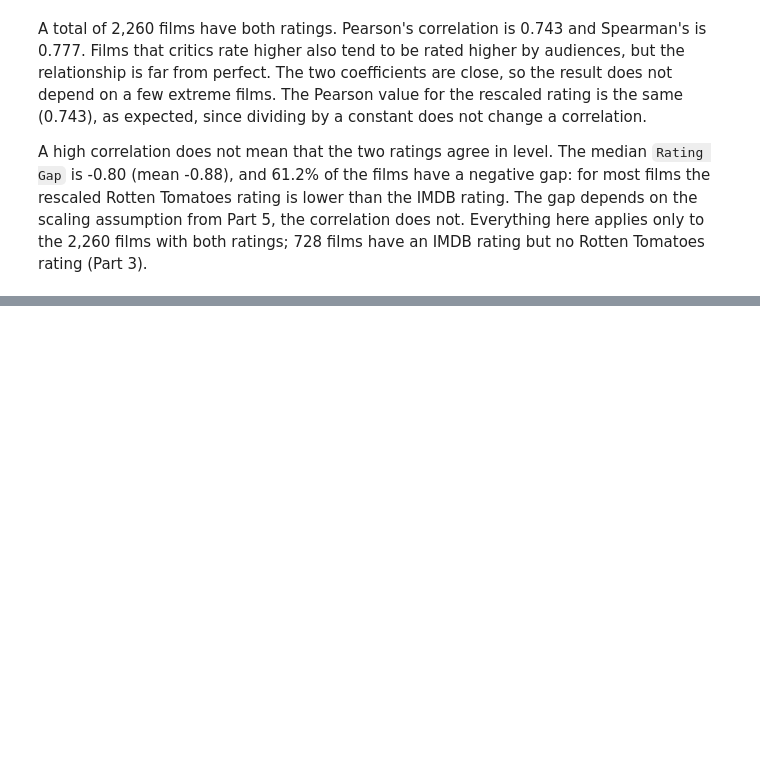
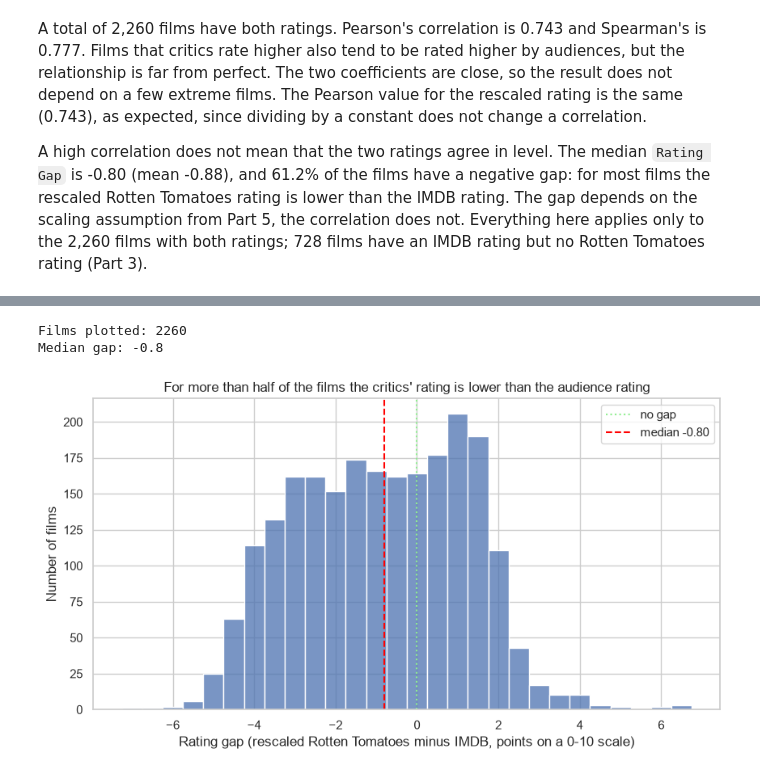
Before and after one commit to VictorSago/Lexicon-Labs, a Jupyter notebook: DA-Project/moviesdata.ipynb, the cells around one changed output, grey strips where cells are left out. Cells and saved outputs as stored; diff of their text form; code cells hidden in the pictures; blank space fills up the shorter version.

```diff
--- a/DA-Project/moviesdata.ipynb
+++ b/DA-Project/moviesdata.ipynb
@@ -1000,0 +1119,24 @@ A high correlation does not mean that the two ratings agree in level. The median
+# %%
+gap = movies["Rating Gap"].dropna()
+print("Films plotted:", len(gap))
+print("Median gap:", round(gap.median(), 2))
+
+fig, ax = plt.subplots(figsize=(10, 5))
+
+# Gaps are multiples of 0.1, from -7.1 to 6.5. Bin edges at ±0.25, ±0.75, ... never coincide with a value,
+# so each 0.5-wide bin covers exactly 5 possible values, and the range includes every film.
+sns.histplot(x=gap, binwidth=0.5, binrange=(-7.25, 6.75), ax=ax)
+
+ax.axvline(0, color="lightgreen", linestyle=":", label="no gap")
+ax.axvline(gap.median(), color="red", linestyle="--", label=f"median {gap.median():.2f}")
+
+ax.set_title("For more than half of the films the critics' rating is lower than the audience rating")
+ax.set_xlabel("Rating gap (rescaled Rotten Tomatoes minus IMDB, points on a 0-10 scale)")
+ax.set_ylabel("Number of films")
+ax.legend()
+
+plt.show()
+# %% [output]
+Films plotted: 2260
+Median gap: -0.8
+[figure, added]
```
Also changed, not shown: parts of 17 cells of this notebook.
